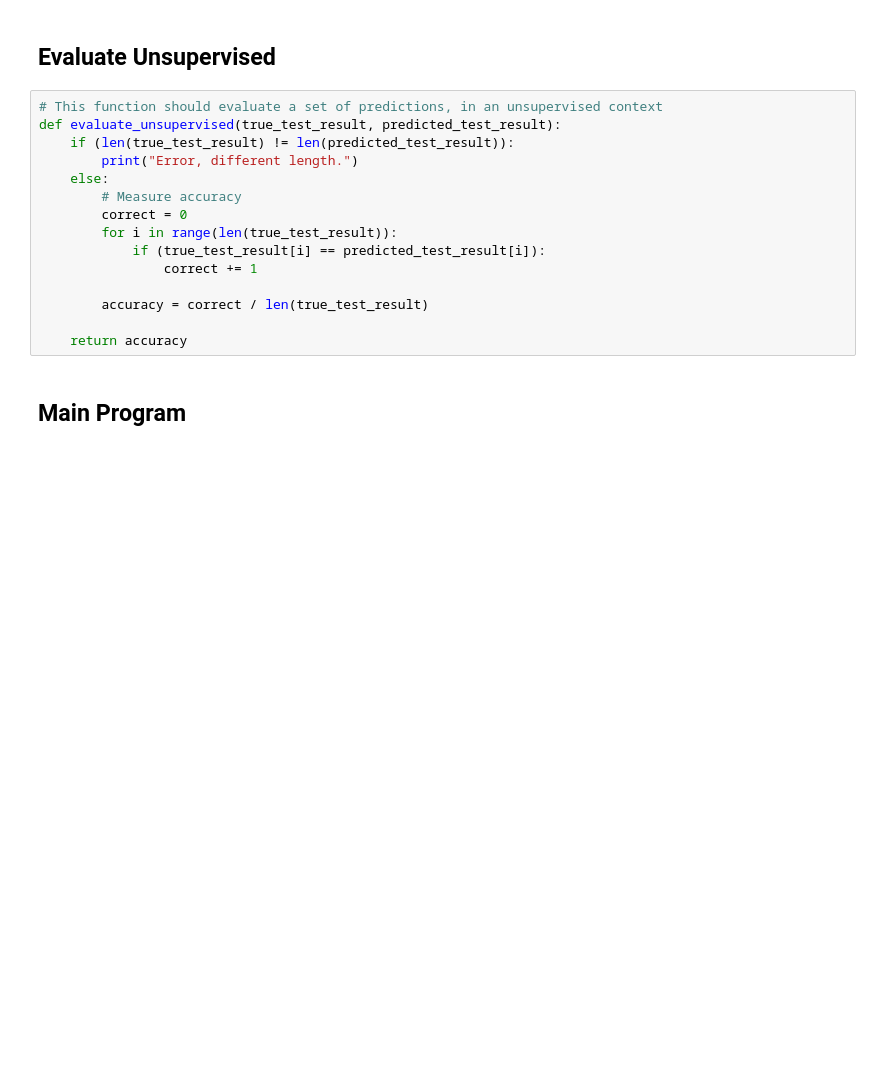
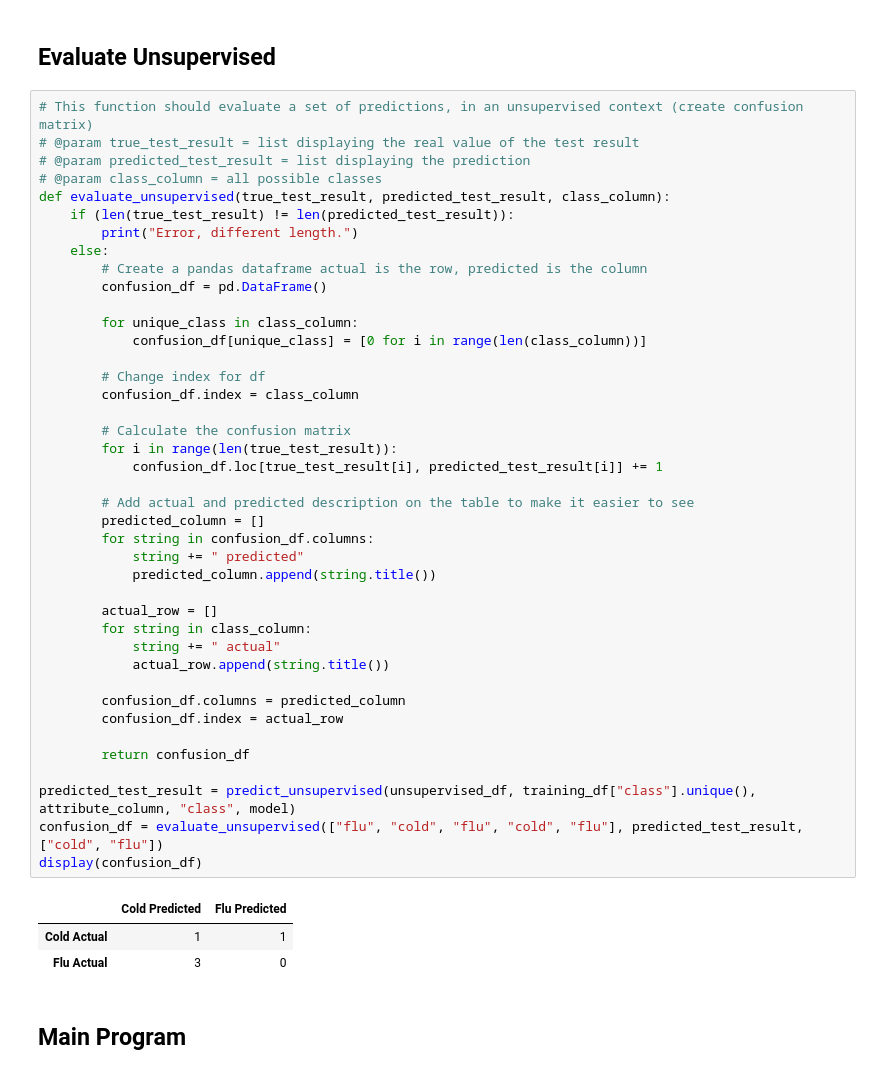
Before and after one commit to maleakhiw/Naive-Bayes-Algorithm, a Jupyter notebook: COMP30027 2018S1 - Project 1.ipynb, the cells around one changed output. Saved outputs shown, nothing was run; the diff lists cells and outputs as text; blank space fills up the shorter version.

```diff
--- a/COMP30027 2018S1 - Project 1.ipynb
+++ b/COMP30027 2018S1 - Project 1.ipynb
@@ -456,21 +516,51 @@ print(unsupervised_df)
 4   yes   severe  severe      normal  0.273503  0.726497
 # %% [markdown]
 ## Evaluate Unsupervised
-# %%
-# This function should evaluate a set of predictions, in an unsupervised context
-def evaluate_unsupervised(true_test_result, predicted_test_result):
-    if (len(true_test_result) != len(predicted_test_result)):
-        print("Error, different length.")
-    else:
-        # Measure accuracy
-        correct = 0
-        for i in range(len(true_test_result)):
-            if (true_test_result[i] == predicted_test_result[i]):
-                correct += 1
-
-        accuracy = correct / len(true_test_result)
-
-    return accuracy
+# %%
+# This function should evaluate a set of predictions, in an unsupervised context (create confusion matrix)
+# @param true_test_result = list displaying the real value of the test result
+# @param predicted_test_result = list displaying the prediction
+# @param class_column = all possible classes
+def evaluate_unsupervised(true_test_result, predicted_test_result, class_column):
+    if (len(true_test_result) != len(predicted_test_result)):
+        print("Error, different length.")
+    else:
+        # Create a pandas dataframe actual is the row, predicted is the column
+        confusion_df = pd.DataFrame()
+
+        for unique_class in class_column:
+            confusion_df[unique_class] = [0 for i in range(len(class_column))]
+
+        # Change index for df
+        confusion_df.index = class_column
+
+        # Calculate the confusion matrix
+        for i in range(len(true_test_result)):
+            confusion_df.loc[true_test_result[i], predicted_test_result[i]] += 1
+
+        # Add actual and predicted description on the table to make it easier to see
+        predicted_column = []
+        for string in confusion_df.columns:
+            string += " predicted"
+            predicted_column.append(string.title())
+
+        actual_row = []
+        for string in class_column:
+            string += " actual"
+            actual_row.append(string.title())
+
+        confusion_df.columns = predicted_column
+        confusion_df.index = actual_row
+
+        return confusion_df
+
+predicted_test_result = predict_unsupervised(unsupervised_df, training_df["class"].unique(), attribute_column, "class", model)
+confusion_df = evaluate_unsupervised(["flu", "cold", "flu", "cold", "flu"], predicted_test_result, ["cold", "flu"])
+display(confusion_df)
+# %% [output]
+|  | Cold Predicted | Flu Predicted |
+| Cold Actual | 1 | 1 |
+| Flu Actual | 3 | 0 |
 # %% [markdown]
 ## Main Program
 # %%
```
Also changed, not shown: parts of 3 cells of this notebook.
